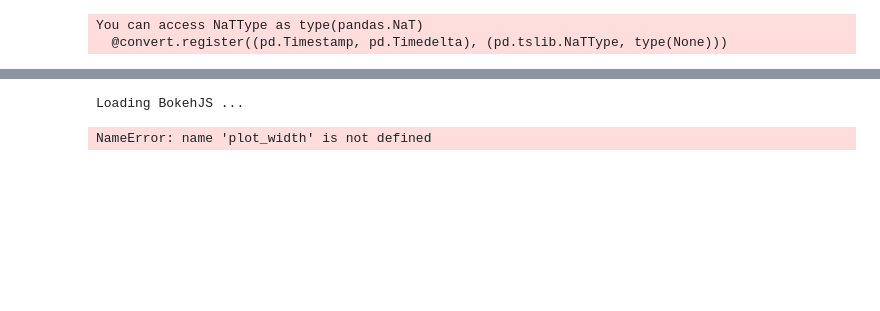
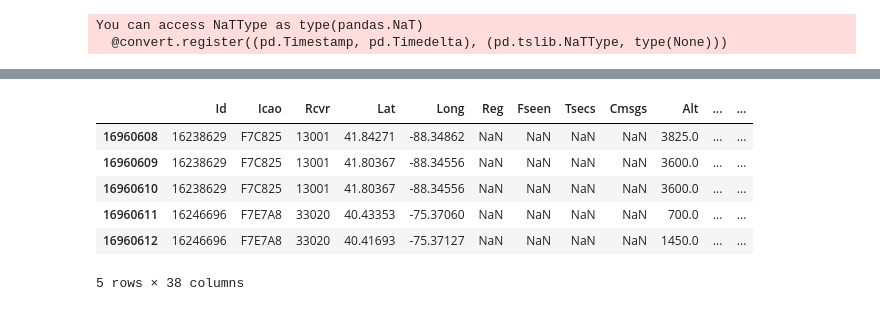
Before and after one commit to tjvananne/adsb_wrangler, a Jupyter notebook: py_scripts/data_shader03.ipynb, the cells around one changed output, grey strips where cells are left out. Saved outputs shown, nothing was run; the diff lists cells and outputs as text; code cells hidden in the pictures; blank space fills up the shorter version.

Commit message:
more data shader attempts - getting closer

```diff
--- a/py_scripts/data_shader03.ipynb
+++ b/py_scripts/data_shader03.ipynb
@@ -1,4 +1,12 @@
 # %%
+# the goal of this script is to be able to:
+#  1) plot an interactive map using data shader
+#  2) allow the user to interact with selection criteria that updates the map automagically
+
+# right now this one is tricky to figure out and might be a bit overkill, I need
+# to take a step back and just get something interactive working with bokeh and
+# geoviews/holoviews before stepping up my game to take on paramNB / param
+
 # using a real GIS background:
 # https://www.youtube.com/watch?v=fB3cUrwxMVY&t=1508s
 
@@ -12,13 +20,21 @@
 # conda install -c conda-forge -c ioam holoviews geoviews     # this one did
 # conda install -c ioam paramnb
 
+import holoviews as hv
+import geoviews as gv
+import param, paramnb
 import pandas as pd
-import datashader as ds
-import datashader.transfer_functions as tf
-from datashader.colors import inferno
-from datashader.bokeh_ext import InteractiveImage
-from bokeh.plotting import figure, output_notebook
-from bokeh.tile_providers import WMTSTileSource, STAMEN_TONER
+
+from colorcet import cm
+from bokeh.models import WMTSTileSource
+from holoviews.operation.datashader import datashade
+from holoviews.streams import RangeXY
+
+hv.notebook_extension('bokeh')
+
+%time df = pd.read_csv("../data/daily_agg/all_daily_2017-07-30_clean.csv")
+
+df.tail()
 # %% [output]
 You can access NaTType as type(pandas.NaT)
   @convert.register((pd.Timestamp, pd.Timedelta), (pd.tslib.NaTType, type(None)))
@@ -25,22 +43,7 @@ You can access NaTType as type(pandas.NaT)
+|  | Id | Icao | Rcvr | Lat | Long | Reg | Fseen | Tsecs | Cmsgs | Alt | ... | ... |
+| 16960608 | 16238629 | F7C825 | 13001 | 41.84271 | -88.34862 | NaN | NaN | NaN | NaN | 3825.0 | ... | ... |
+| 16960609 | 16238629 | F7C825 | 13001 | 41.80367 | -88.34556 | NaN | NaN | NaN | NaN | 3600.0 | ... | ... |
+| 16960610 | 16238629 | F7C825 | 13001 | 41.80367 | -88.34556 | NaN | NaN | NaN | NaN | 3600.0 | ... | ... |
+| 16960611 | 16246696 | F7E7A8 | 33020 | 40.43353 | -75.37060 | NaN | NaN | NaN | NaN | 700.0 | ... | ... |
+| 16960612 | 16246696 | F7E7A8 | 33020 | 40.41693 | -75.37127 | NaN | NaN | NaN | NaN | 1450.0 | ... | ... |
+5 rows × 38 columns
-# %%
-output_notebook()
-
-def base_plot(tools='pan,wheel_zoom,reset', plot_width=plot_width, plot_height=plot_height, **plot_args):
-    p = figure(tools=tools, plot_width=plot_width, plot_height=plot_height,
-              x_range=x_range, y_range=y_range, outline_line_color=None,
-              min_border=0, min_border_left=0, min_border_right=0,
-              min_border_top=0, min_border_bottom=0, **plot_args)
-
-    p.axis.visible = False
-    p.xgrid.grid_line_color = None
-    p.ygrid.grid_line_color = None
-
-    return p
-
-
-# print(df.columns.values)
-ArcGIS=WMTSTileSource(url='http://server.arcgisonline.com/ArcGIS/rest/services/'
-                      'World_Street_Map/MapServer/tile/{Z}/{Y}/{X}.png')
-# %% [output]
-Loading BokehJS ...
-NameError: name 'plot_width' is not defined
```
Also changed, not shown: parts of 3 cells of this notebook, 2 other files.
